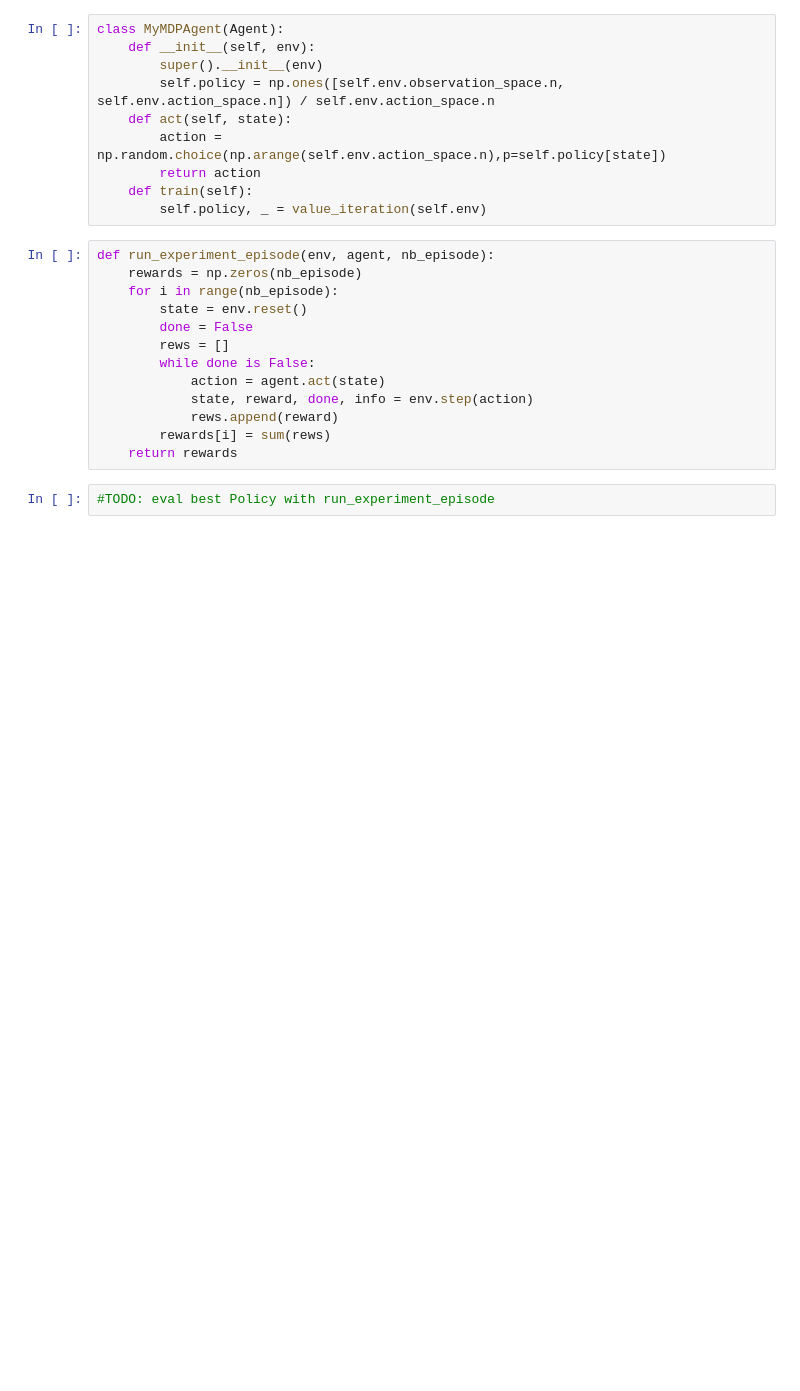
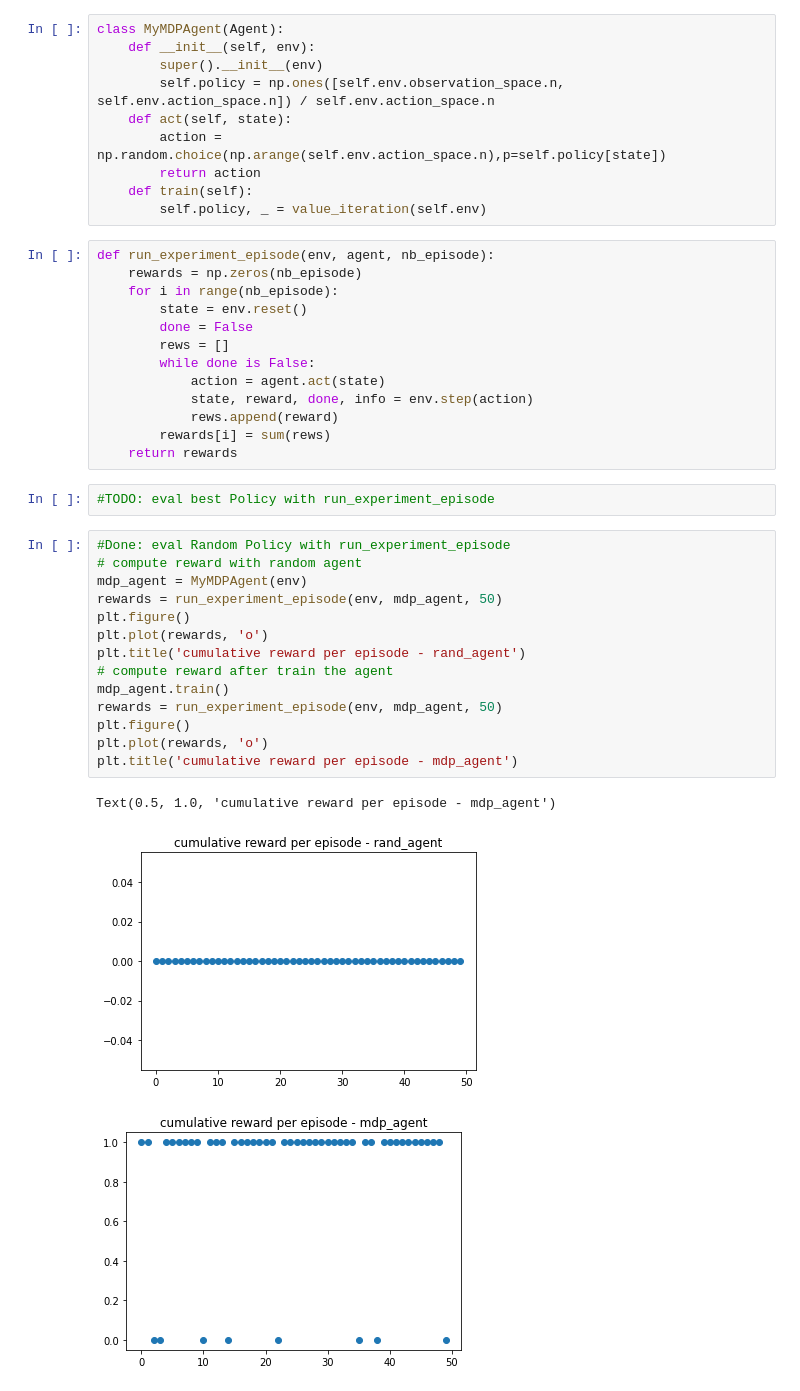
Before and after one commit to racousin/rl_introduction, a Jupyter notebook: notebooks/2_Dynamic_Programming.ipynb, the cells around one changed output. Cells and saved outputs as stored; diff of their text form; blank space fills up the shorter version.

```diff
--- a/notebooks/2_Dynamic_Programming.ipynb
+++ b/notebooks/2_Dynamic_Programming.ipynb
@@ -296,5 +504,23 @@ def run_experiment_episode(env, agent, nb_episode):
     return rewards
 # %%
 #TODO: eval best Policy with run_experiment_episode
+# %%
+#Done: eval Random Policy with run_experiment_episode
+# compute reward with random agent
+mdp_agent = MyMDPAgent(env)
+rewards = run_experiment_episode(env, mdp_agent, 50)
+plt.figure()
+plt.plot(rewards, 'o')
+plt.title('cumulative reward per episode - rand_agent')
+# compute reward after train the agent
+mdp_agent.train()
+rewards = run_experiment_episode(env, mdp_agent, 50)
+plt.figure()
+plt.plot(rewards, 'o')
+plt.title('cumulative reward per episode - mdp_agent')
+# %% [output]
+Text(0.5, 1.0, 'cumulative reward per episode - mdp_agent')
+[figure, added]
+[figure, added]
 # %%
 gym_render(env=env, directory='./video', agent = mdp_agent, slow_coeff=10)
```
Also changed, not shown: parts of 25 cells of this notebook, 1 other file.
